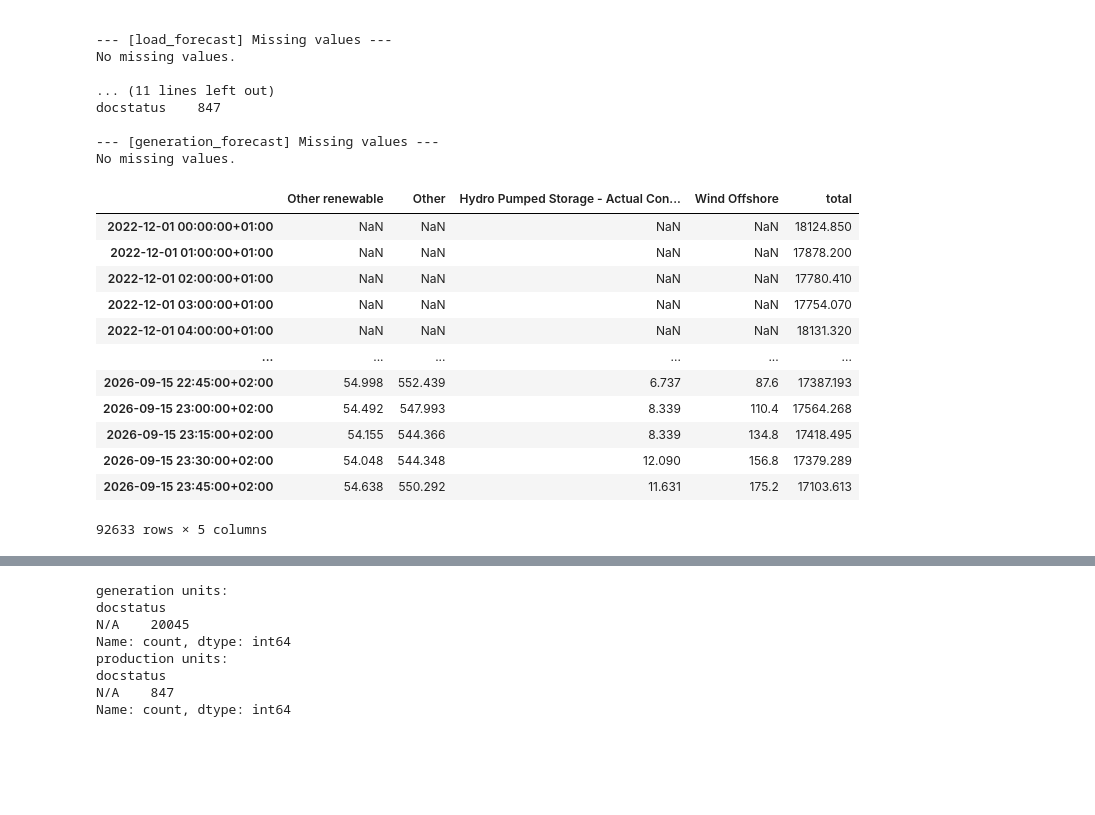
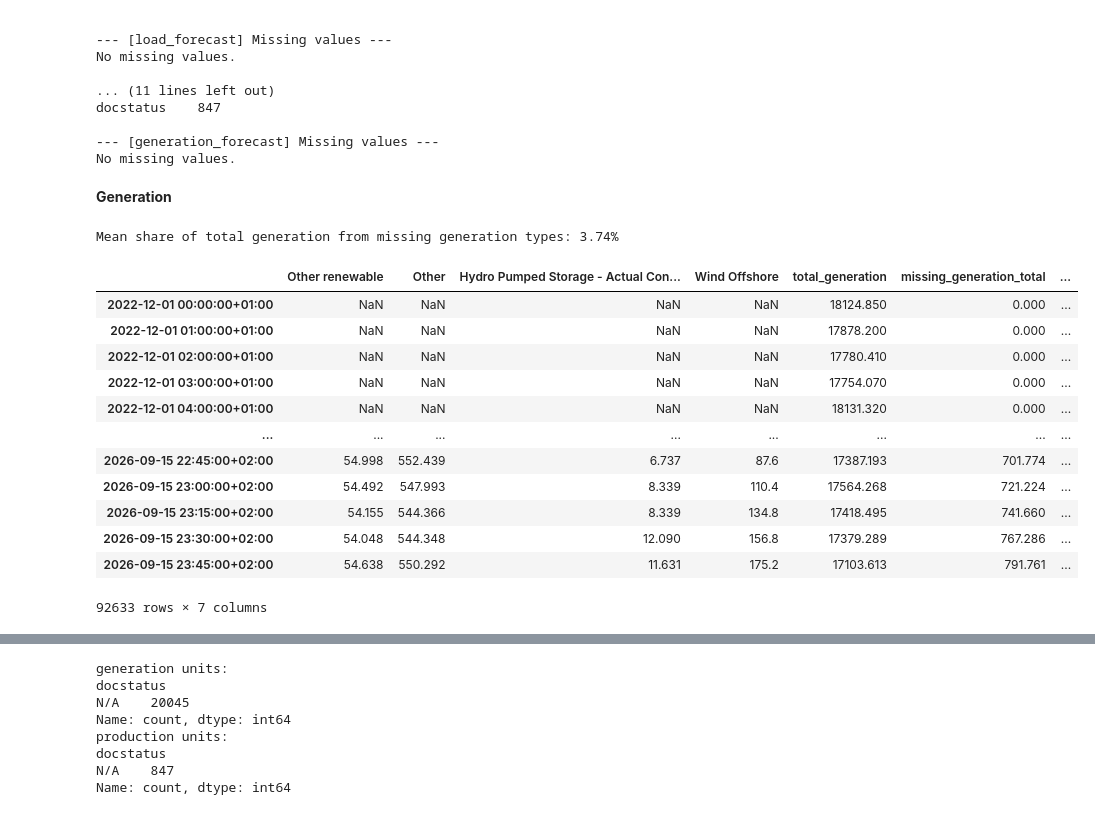
Before and after one commit to mateuszdoktor/day-ahead-electricity-price-forecasting, a Jupyter notebook: notebooks/01_per_source/03_ENTSOE_data_quality_audit.ipynb, the cells around one changed output, grey strips where cells are left out. Saved outputs shown, nothing was run; the diff lists cells and outputs as text; code cells hidden in the pictures; blank space fills up the shorter version.

```diff
--- a/notebooks/01_per_source/03_ENTSOE_data_quality_audit.ipynb
+++ b/notebooks/01_per_source/03_ENTSOE_data_quality_audit.ipynb
@@ -41,7 +38,8 @@ zone_codes = ENTOSE_BIDDING_ZONE_CODES
 # %%
-data_dir_pl = data_dir / "PL" / date_range
-data_pl = {}
-for file in data_dir_pl.iterdir():
-    data = pd.read_parquet(file)
-    key = file.stem
-    data_pl[key] = data
+data_entose = {
+    bz: {
+        file.stem: pd.read_parquet(file)
+        for file in (data_dir / bz / date_range).iterdir()
+    }
+    for bz in ENTSOE_BIDDING_ZONE_CODES
+}
@@ -48,7 +48,8 @@ for file in data_dir_pl.iterdir():
 # %% [markdown]
 ### 1.1 Missing Data
 # %%
-for name, data in data_pl.items():
+data_poland = data_entose["PL"]
+for name, data in data_poland.items():
     print_missing_values(data=data, name=name)
 # %% [output]
 --- [load] Missing values ---
@@ -68,28 +69,48 @@ docstatus    847
 
 --- [generation_forecast] Missing values ---
 No missing values.
+# %% [markdown]
+**Generation**
 # %%
-missing_gen_types = [
+missing_generation_types = [
     "Other renewable",
     "Other",
     "Hydro Pumped Storage - Actual Consumption",
     "Wind Offshore",
 ]
-data_pl_gen_missing = data_pl["generation"][missing_gen_types]
 
-data_pl_gen_missing["total"] = data_pl["generation"].agg("sum", axis=1)
-data_pl_gen_missing
+poland_generation = data_poland["generation"]
+
+poland_missing_generation = poland_generation[missing_generation_types].copy()
+
+poland_missing_generation["total_generation"] = poland_generation.sum(axis=1)
+
+poland_missing_generation["missing_generation_total"] = poland_missing_generation[
+    missing_generation_types
+].sum(axis=1)
+
+poland_missing_generation["missing_generation_share_pct"] = (
+    poland_missing_generation["missing_generation_total"]
+    / poland_missing_generation["total_generation"]
+).round(2) * 100
+
+print(
+    f"Mean share of total generation from missing generation types: "
+    f'{poland_missing_generation["missing_generation_share_pct"].mean().round(2)}%'
+)
+poland_missing_generation
 # %% [output]
+Mean share of total generation from missing generation types: 3.74%
-|  | Other renewable | Other | Hydro Pumped Storage - Actual Con... | Wind Offshore | total |
-| 2022-12-01 00:00:00+01:00 | NaN | NaN | NaN | NaN | 18124.850 |
-| 2022-12-01 01:00:00+01:00 | NaN | NaN | NaN | NaN | 17878.200 |
-| 2022-12-01 02:00:00+01:00 | NaN | NaN | NaN | NaN | 17780.410 |
-| 2022-12-01 03:00:00+01:00 | NaN | NaN | NaN | NaN | 17754.070 |
-| 2022-12-01 04:00:00+01:00 | NaN | NaN | NaN | NaN | 18131.320 |
-| ... | ... | ... | ... | ... | ... |
-| 2026-09-15 22:45:00+02:00 | 54.998 | 552.439 | 6.737 | 87.6 | 17387.193 |
-| 2026-09-15 23:00:00+02:00 | 54.492 | 547.993 | 8.339 | 110.4 | 17564.268 |
-| 2026-09-15 23:15:00+02:00 | 54.155 | 544.366 | 8.339 | 134.8 | 17418.495 |
-| 2026-09-15 23:30:00+02:00 | 54.048 | 544.348 | 12.090 | 156.8 | 17379.289 |
-| 2026-09-15 23:45:00+02:00 | 54.638 | 550.292 | 11.631 | 175.2 | 17103.613 |
+|  | Other renewable | Other | Hydro Pumped Storage - Actual Con... | Wind Offshore | total_generation | missing_generation_total | ... |
+| 2022-12-01 00:00:00+01:00 | NaN | NaN | NaN | NaN | 18124.850 | 0.000 | ... |
+| 2022-12-01 01:00:00+01:00 | NaN | NaN | NaN | NaN | 17878.200 | 0.000 | ... |
+| 2022-12-01 02:00:00+01:00 | NaN | NaN | NaN | NaN | 17780.410 | 0.000 | ... |
+| 2022-12-01 03:00:00+01:00 | NaN | NaN | NaN | NaN | 17754.070 | 0.000 | ... |
+| 2022-12-01 04:00:00+01:00 | NaN | NaN | NaN | NaN | 18131.320 | 0.000 | ... |
+| ... | ... | ... | ... | ... | ... | ... | ... |
+| 2026-09-15 22:45:00+02:00 | 54.998 | 552.439 | 6.737 | 87.6 | 17387.193 | 701.774 | ... |
+| 2026-09-15 23:00:00+02:00 | 54.492 | 547.993 | 8.339 | 110.4 | 17564.268 | 721.224 | ... |
+| 2026-09-15 23:15:00+02:00 | 54.155 | 544.366 | 8.339 | 134.8 | 17418.495 | 741.660 | ... |
+| 2026-09-15 23:30:00+02:00 | 54.048 | 544.348 | 12.090 | 156.8 | 17379.289 | 767.286 | ... |
+| 2026-09-15 23:45:00+02:00 | 54.638 | 550.292 | 11.631 | 175.2 | 17103.613 | 791.761 | ... |
-92633 rows × 5 columns
+92633 rows × 7 columns
```
Also changed, not shown: parts of 46 cells of this notebook.
